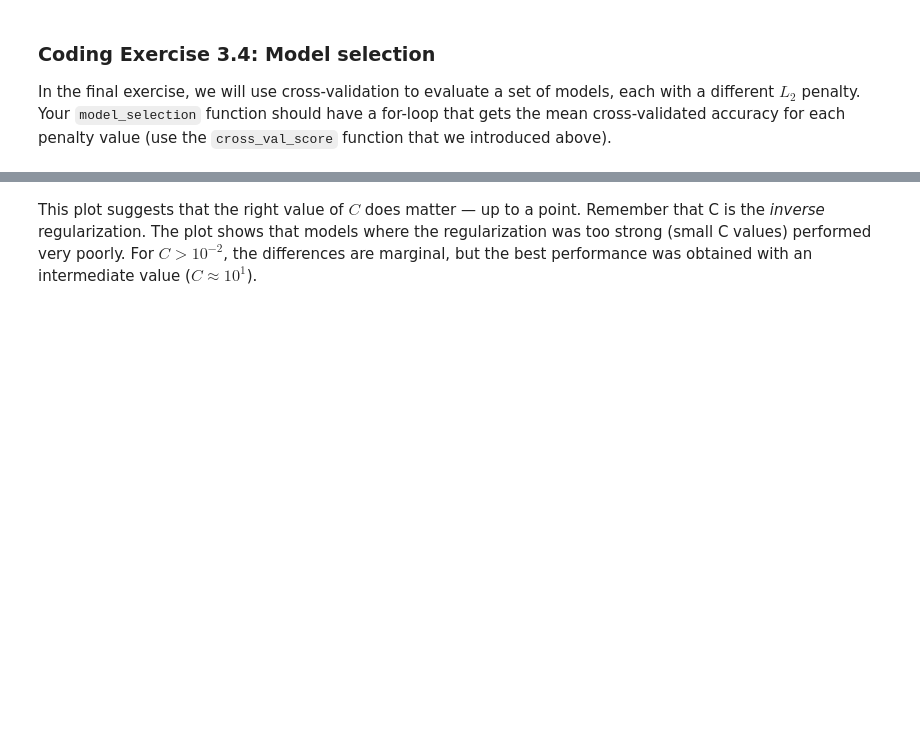
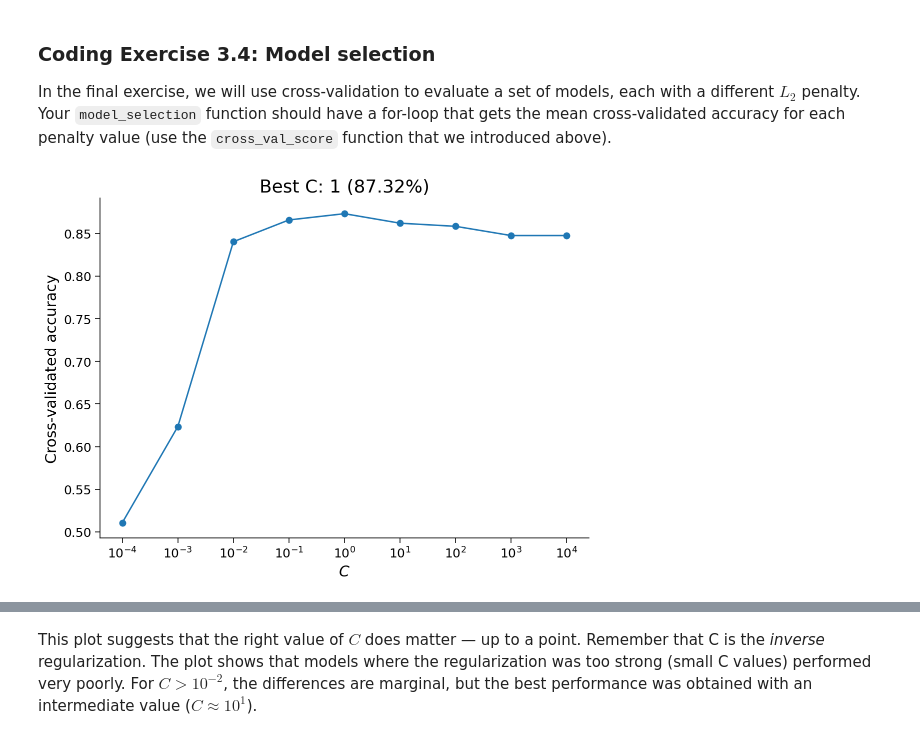
Before and after one commit to Pa-lillo/PaliNeuroMatch, a Jupyter notebook: tutorials/W1D4_GeneralizedLinearModels/W1D4_Tutorial2.ipynb, the cells around one changed output, grey strips where cells are left out. Drawn from its saved outputs; the diff is of its cells as text; code cells hidden in the pictures; blank space fills up the shorter version.

```diff
--- a/tutorials/W1D4_GeneralizedLinearModels/W1D4_Tutorial2.ipynb
+++ b/tutorials/W1D4_GeneralizedLinearModels/W1D4_Tutorial2.ipynb
@@ -780,37 +780,39 @@ def model_selection(X, y, C_values):
 
   Returns:
     accuracies (1D array): CV accuracy with each value of C
 
   """
   #############################################################################
   # TODO Complete the function and remove the error
-  raise NotImplementedError("Implement the model_selection function")
+  #raise NotImplementedError("Implement the model_selection function")
   #############################################################################
 
   accuracies = []
   for C in C_values:
 
     # Initialize and fit the model
     # (Hint, you may need to set max_iter)
-    model = ...
+    model = LogisticRegression(penalty="l2", C=C, max_iter=5000)
 
     # Get the accuracy for each test split using cross-validation
-    accs = ...
+    accs = cross_val_score(model, X, y, cv=8)
 
     # Store the average test accuracy for this value of C
-    accuracies.append(...)
+    accuracies.append(accs.mean())
 
   return accuracies
 
 
 # Use log-spaced values for C
 C_values = np.logspace(-4, 4, 9)
 
 # Compute accuracies
 accuracies = model_selection(X, y, C_values)
 
 # Visualize
 plot_model_selection(C_values, accuracies)
+# %% [output]
+[figure, added]
 # %%
 # to_remove solution
 
```
Also changed, not shown: parts of 1 cell of this notebook.
